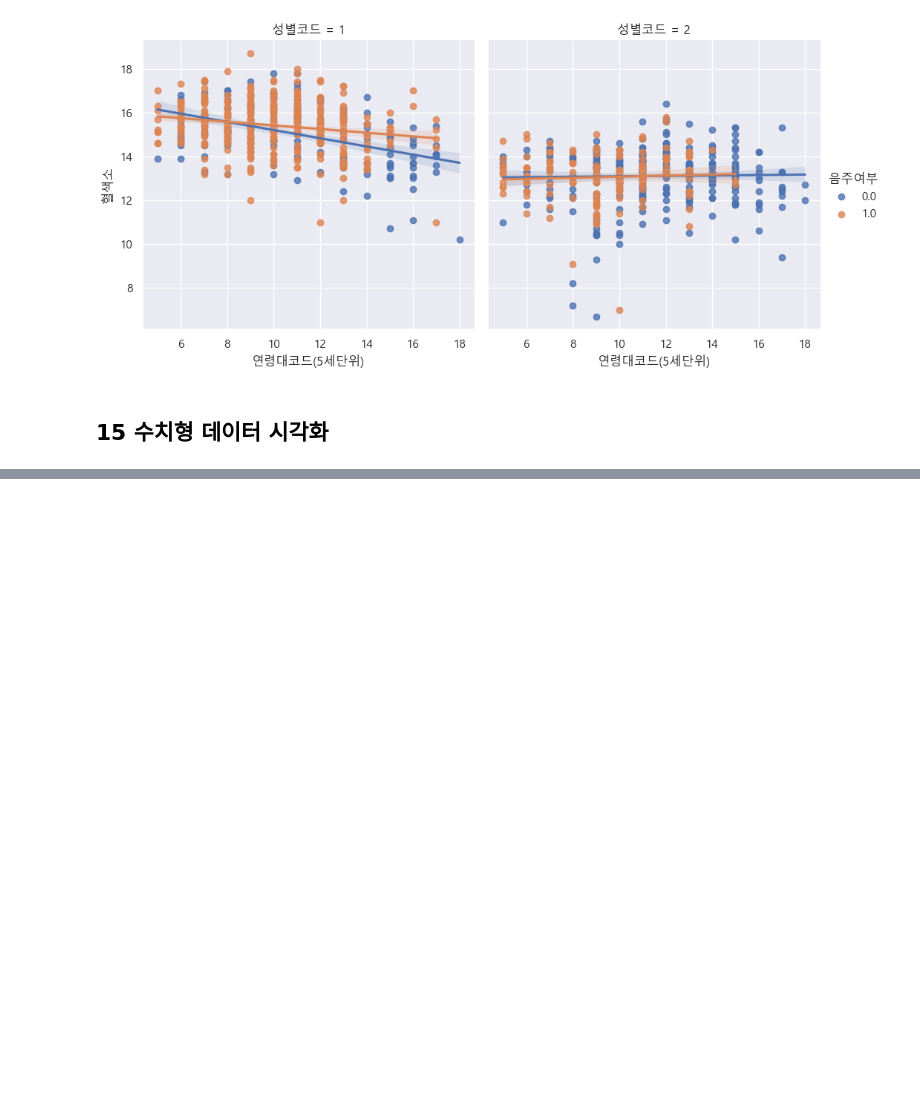
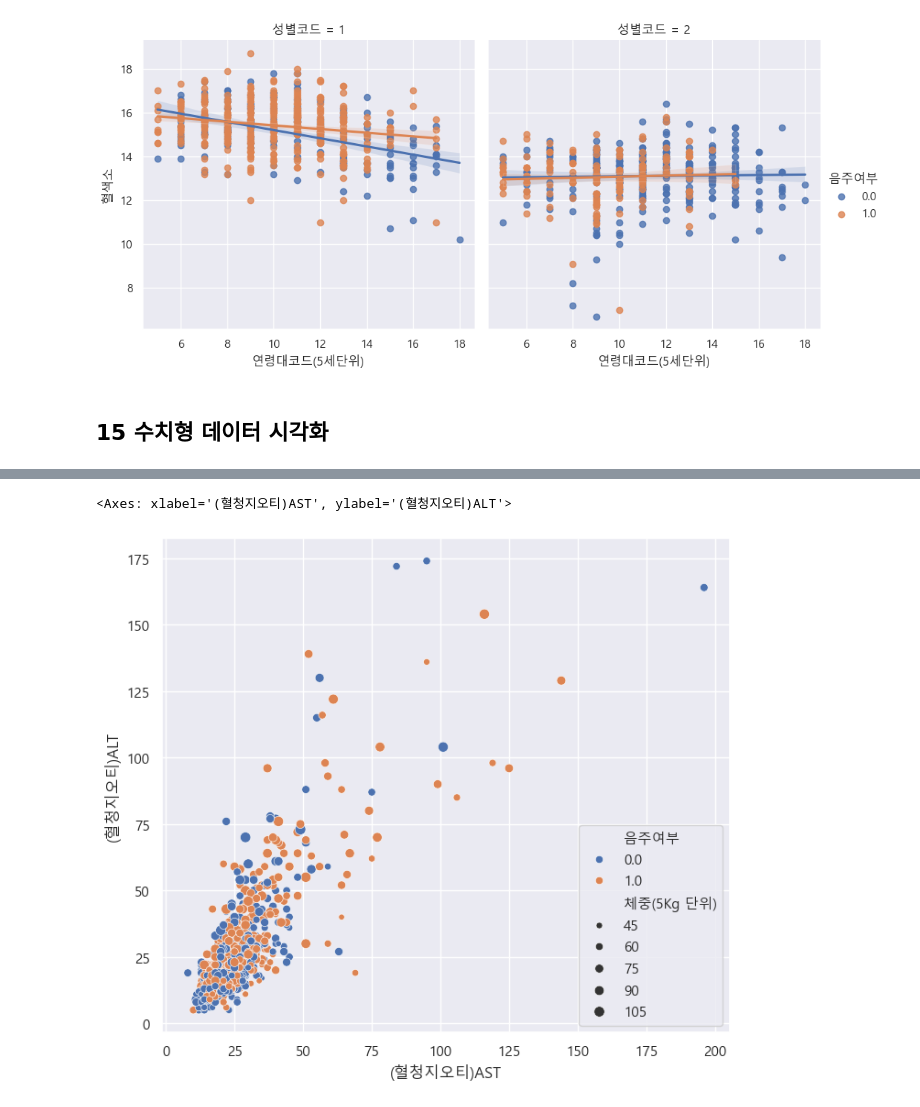
Before and after one commit to jonge5/study-data-analysis, a Jupyter notebook: e_health_analysis-input.ipynb, the cells around one changed output, grey strips where cells are left out. Drawn from its saved outputs; the diff is of its cells as text; code cells hidden in the pictures; blank space fills up the shorter version.

```diff
--- a/e_health_analysis-input.ipynb
+++ b/e_health_analysis-input.ipynb
@@ -662 +666,9 @@ sns.lmplot(data=df_sample, x="연령대코드(5세단위)", y="혈색소", hue="
+# %%
+# scatterplot 으로 "(혈청지오티)AST", "(혈청지오티)ALT"을 그리고 음주여부에 따라 다른 색상으로 표현되게 합니다.
+
+plt.figure(figsize=(8, 7))
+sns.scatterplot(data=df_sample, x="(혈청지오티)AST", y="(혈청지오티)ALT", hue="음주여부", size="체중(5Kg 단위)")
+# %% [output]
+<Axes: xlabel='(혈청지오티)AST', ylabel='(혈청지오티)ALT'>
+[figure, added]
 # %% [markdown]
```
Also changed, not shown: parts of 20 cells of this notebook.
